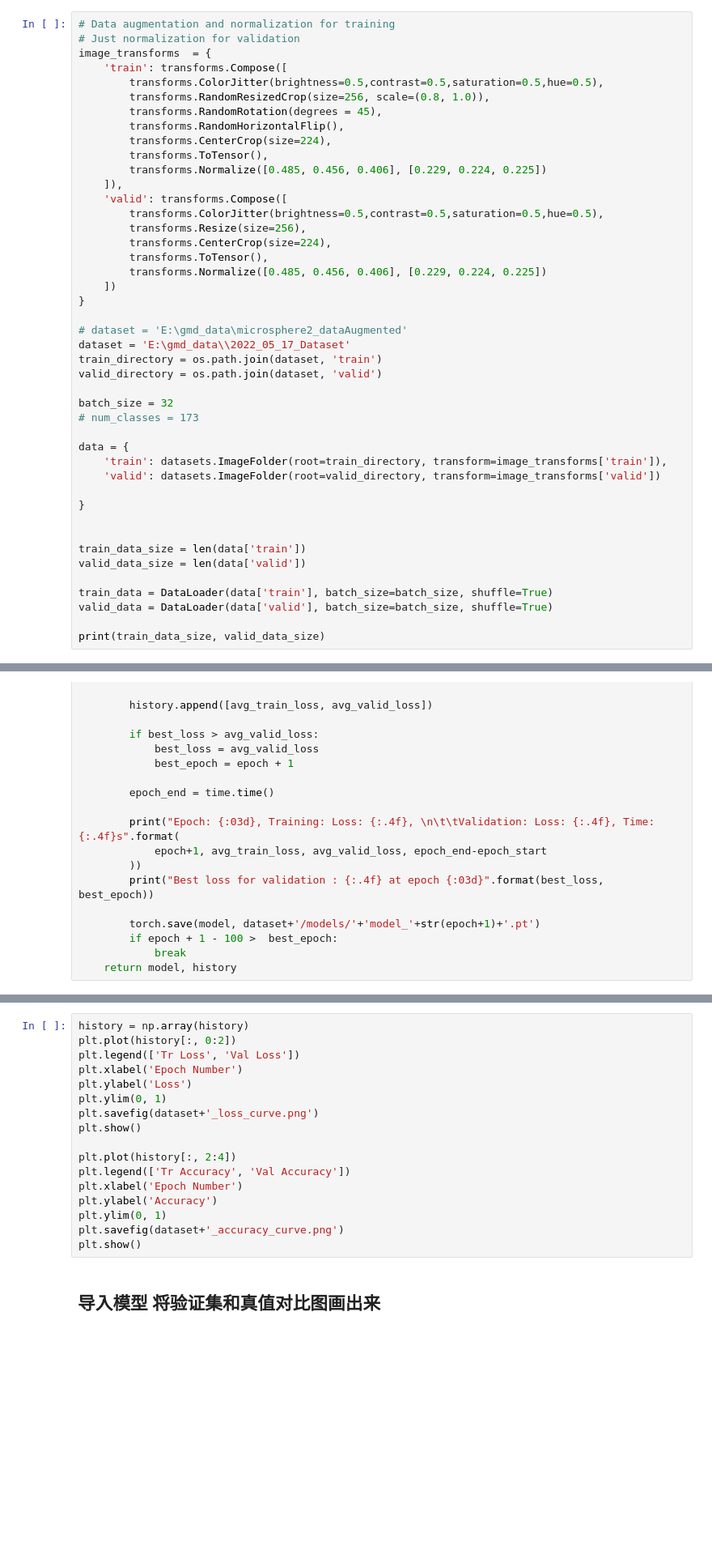
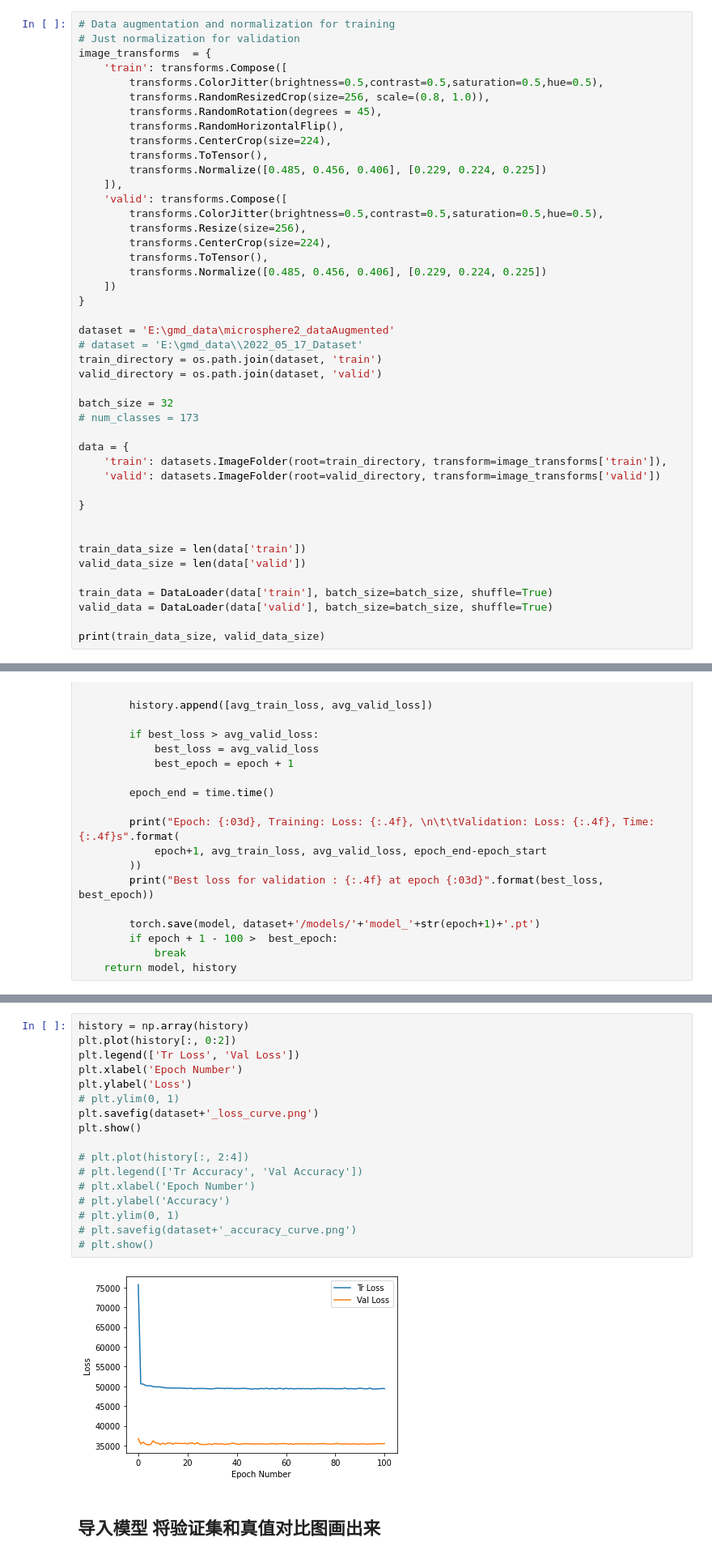
Before and after one commit to lincolnelectric/OT_Position, a Jupyter notebook: transfer_learning_ms7_ipynb-Copy2-regress.ipynb, the cells around one changed output, grey strips where cells are left out. Shown at 81% size. Cells and saved outputs as stored; diff of their text form; blank space fills up the shorter version.

Commit message:
Add files via upload
use the old dataset（softmax accuracy 80%）

```diff
--- a/transfer_learning_ms7_ipynb-Copy2-regress.ipynb
+++ b/transfer_learning_ms7_ipynb-Copy2-regress.ipynb
@@ -79,8 +79,8 @@ image_transforms  = {
     ])
 }
 
-# dataset = 'E:\gmd_data\microsphere2_dataAugmented'
-dataset = 'E:\gmd_data\\2022_05_17_Dataset'
+dataset = 'E:\gmd_data\microsphere2_dataAugmented'
+# dataset = 'E:\gmd_data\\2022_05_17_Dataset'
 train_directory = os.path.join(dataset, 'train')
 valid_directory = os.path.join(dataset, 'valid')
 
@@ -270,20 +271,22 @@ Epoch: 48/3000
 # %%
 history = np.array(history)
 plt.plot(history[:, 0:2])
 plt.legend(['Tr Loss', 'Val Loss'])
 plt.xlabel('Epoch Number')
 plt.ylabel('Loss')
-plt.ylim(0, 1)
+# plt.ylim(0, 1)
 plt.savefig(dataset+'_loss_curve.png')
 plt.show()
 
-plt.plot(history[:, 2:4])
-plt.legend(['Tr Accuracy', 'Val Accuracy'])
-plt.xlabel('Epoch Number')
-plt.ylabel('Accuracy')
-plt.ylim(0, 1)
-plt.savefig(dataset+'_accuracy_curve.png')
-plt.show()
+# plt.plot(history[:, 2:4])
+# plt.legend(['Tr Accuracy', 'Val Accuracy'])
+# plt.xlabel('Epoch Number')
+# plt.ylabel('Accuracy')
+# plt.ylim(0, 1)
+# plt.savefig(dataset+'_accuracy_curve.png')
+# plt.show()
+# %% [output]
+[figure, added]
 # %% [markdown]
 导入模型 将验证集和真值对比图画出来
 -------
```
Also changed, not shown: parts of 1 cell of this notebook.
